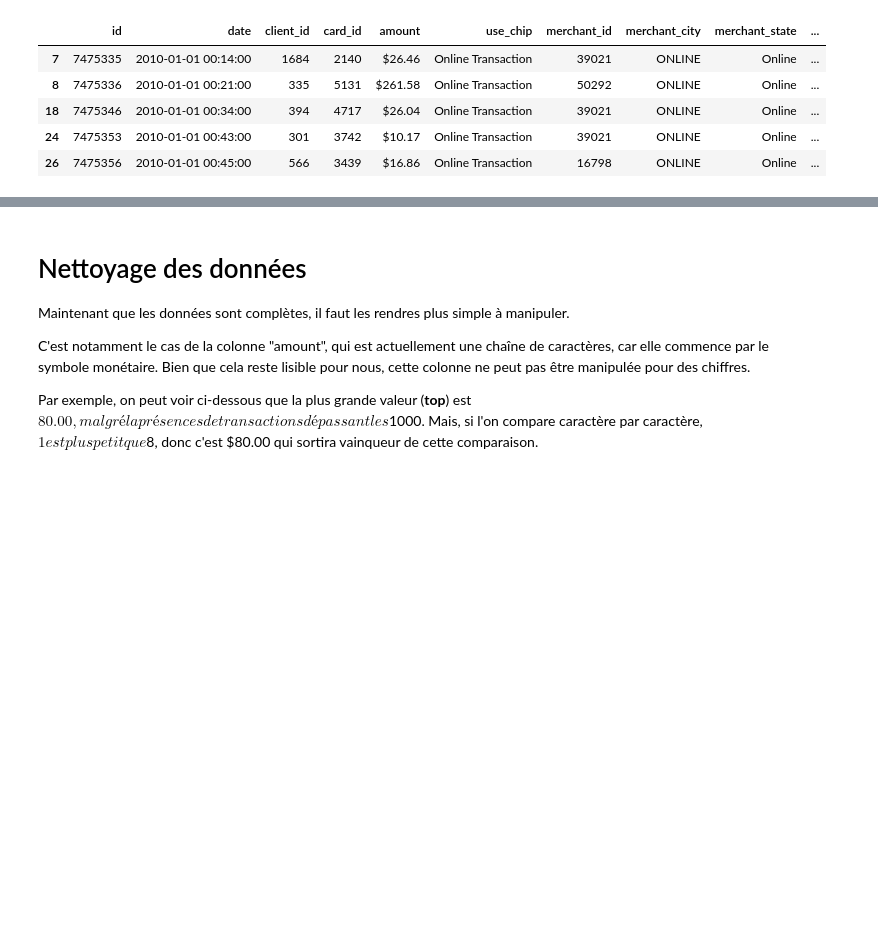
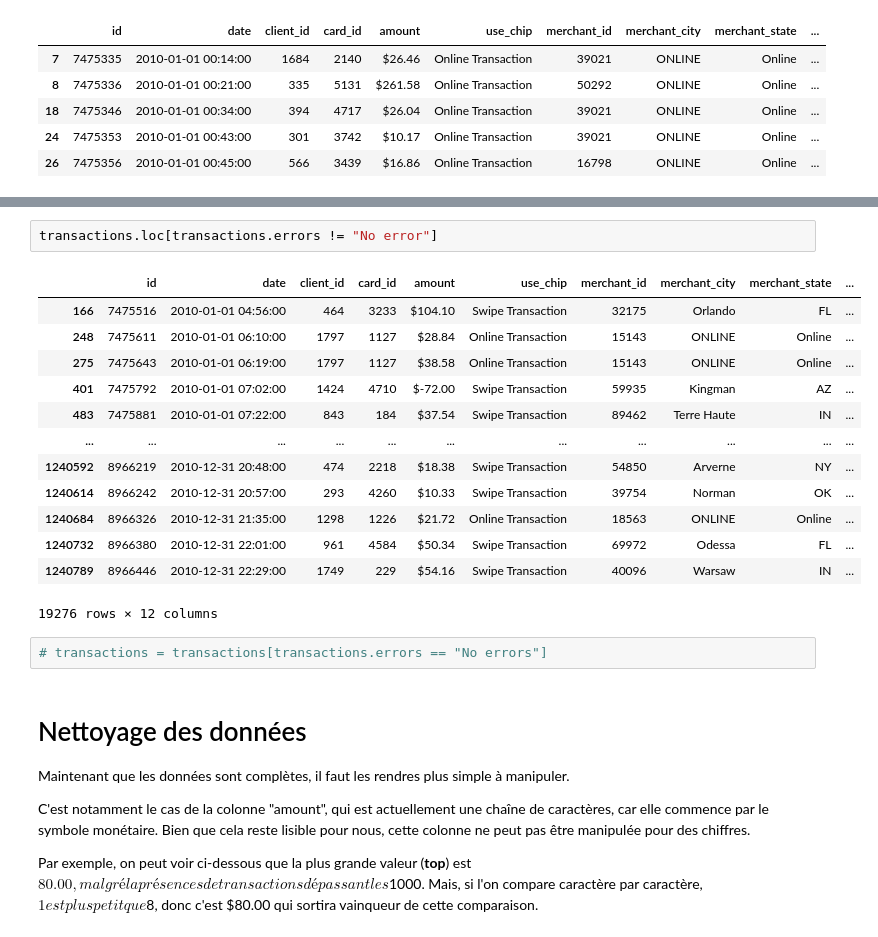
Before and after one commit to etu47734/Projet-Data-Analytics, a Jupyter notebook: init.ipynb, the cells around one changed output, grey strips where cells are left out. Saved outputs shown, nothing was run; the diff lists cells and outputs as text; blank space fills up the shorter version.

```diff
--- a/init.ipynb
+++ b/init.ipynb
@@ -146,3 +167,21 @@ transactions.loc[transactions.use_chip == "Online Transaction"].head()
+# %%
+transactions.loc[transactions.errors != "No error"]
+# %% [output]
+|  | id | date | client_id | card_id | amount | use_chip | merchant_id | merchant_city | merchant_state | ... |
+| 166 | 7475516 | 2010-01-01 04:56:00 | 464 | 3233 | $104.10 | Swipe Transaction | 32175 | Orlando | FL | ... |
+| 248 | 7475611 | 2010-01-01 06:10:00 | 1797 | 1127 | $28.84 | Online Transaction | 15143 | ONLINE | Online | ... |
+| 275 | 7475643 | 2010-01-01 06:19:00 | 1797 | 1127 | $38.58 | Online Transaction | 15143 | ONLINE | Online | ... |
+| 401 | 7475792 | 2010-01-01 07:02:00 | 1424 | 4710 | $-72.00 | Swipe Transaction | 59935 | Kingman | AZ | ... |
+| 483 | 7475881 | 2010-01-01 07:22:00 | 843 | 184 | $37.54 | Swipe Transaction | 89462 | Terre Haute | IN | ... |
+| ... | ... | ... | ... | ... | ... | ... | ... | ... | ... | ... |
+| 1240592 | 8966219 | 2010-12-31 20:48:00 | 474 | 2218 | $18.38 | Swipe Transaction | 54850 | Arverne | NY | ... |
+| 1240614 | 8966242 | 2010-12-31 20:57:00 | 293 | 4260 | $10.33 | Swipe Transaction | 39754 | Norman | OK | ... |
+| 1240684 | 8966326 | 2010-12-31 21:35:00 | 1298 | 1226 | $21.72 | Online Transaction | 18563 | ONLINE | Online | ... |
+| 1240732 | 8966380 | 2010-12-31 22:01:00 | 961 | 4584 | $50.34 | Swipe Transaction | 69972 | Odessa | FL | ... |
+| 1240789 | 8966446 | 2010-12-31 22:29:00 | 1749 | 229 | $54.16 | Swipe Transaction | 40096 | Warsaw | IN | ... |
+19276 rows × 12 columns
+# %%
+# transactions = transactions[transactions.errors == "No errors"]
 # %% [markdown]
 # Nettoyage des données
 Maintenant que les données sont complètes, il faut les rendres plus simple à manipuler.
```
Also changed, not shown: parts of 15 cells of this notebook.
